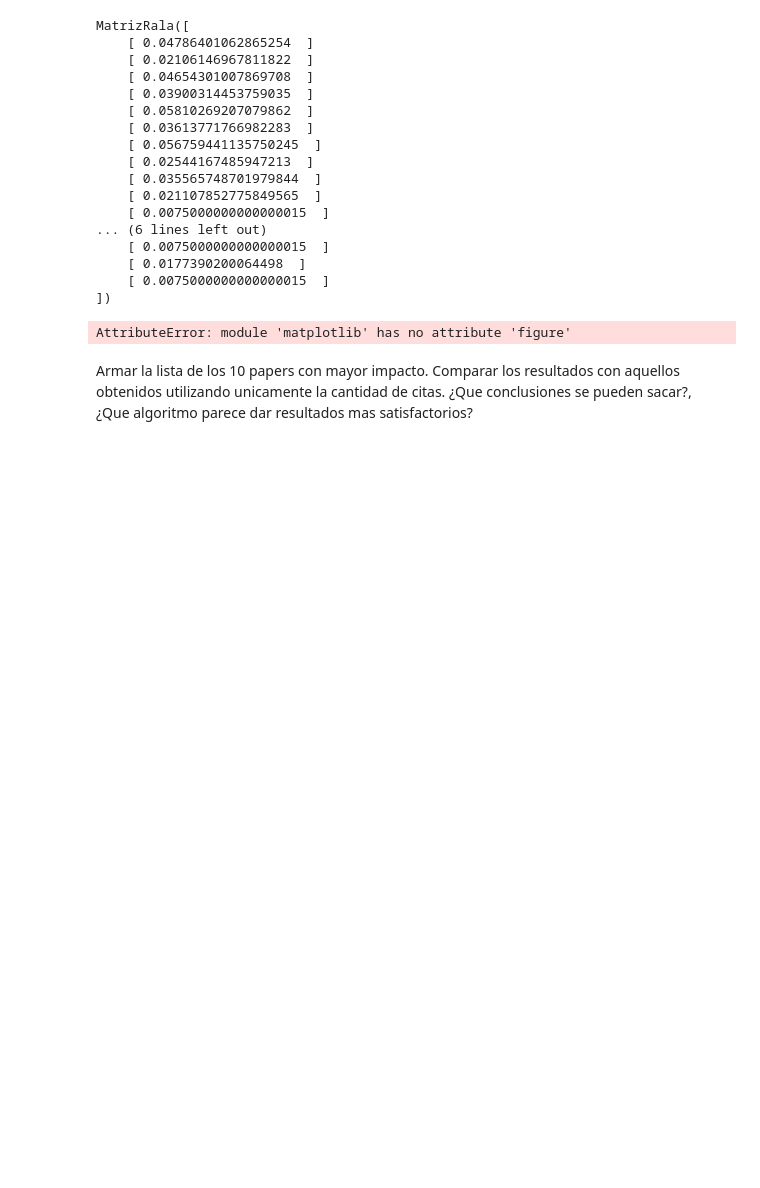
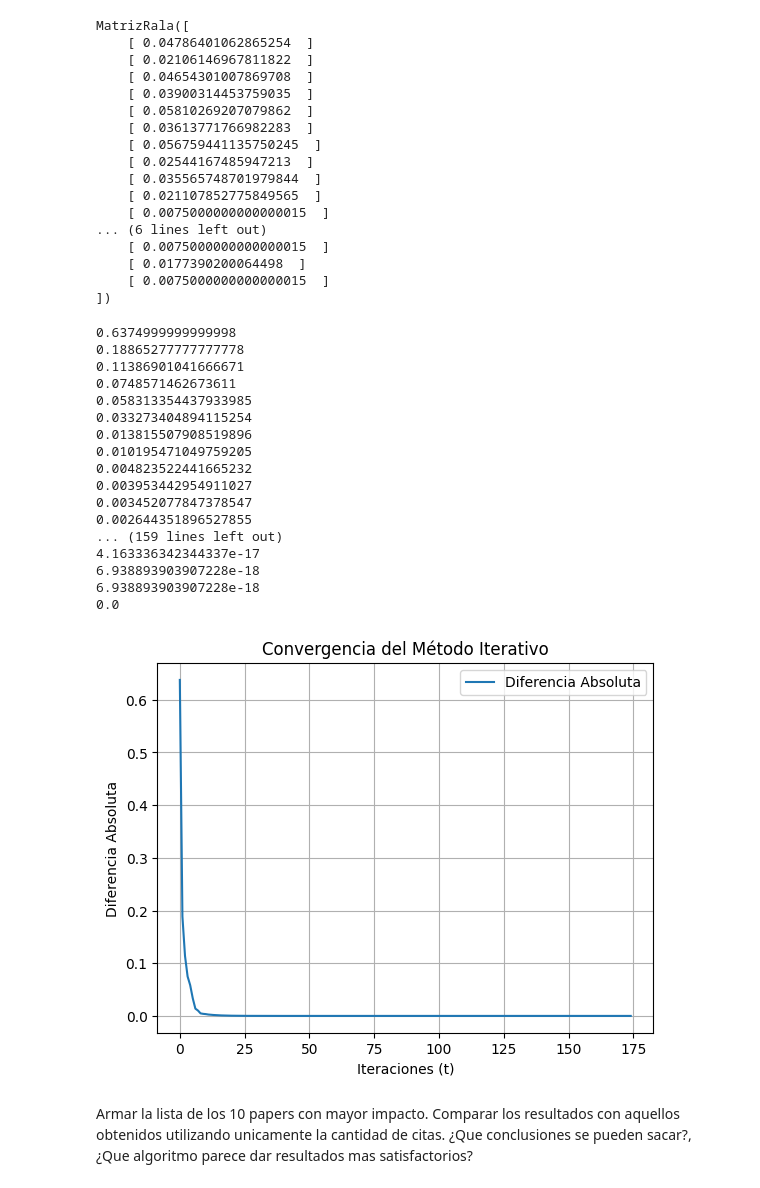
Before and after one commit to emilymaccarthy/PageRank_papers, a Jupyter notebook: ejercicio_{4}.ipynb, the cells around one changed output. Saved outputs shown, nothing was run; the diff lists cells and outputs as text; code cells hidden in the pictures; blank space fills up the shorter version.

```diff
--- a/ejercicio_{4}.ipynb
+++ b/ejercicio_{4}.ipynb
@@ -164,7 +162,6 @@ def generarP_star(W,D,d):
 
     return p_star
 # %%
-import matplotlib as plt
 def convergencia(d,W,D,p_star):
 
     epsilon = 0.000000000000000000000001
@@ -183,9 +180,9 @@ def convergencia(d,W,D,p_star):
 
     diff_abs = []
     contador = 0
-    diff = 0
+    diff = 1
 
-    while(diff < epsilon):
+    while diff > epsilon:
         if contador != 0:
             p_t = p_t_mas1.__copy__()
 
@@ -197,6 +194,7 @@ def convergencia(d,W,D,p_star):
 
         #calcular la diferencia con p* osea seria entre p* o p_t
         diff = calcular_diferencia_entre_vectores(p_t_mas1,p_t)
+        print(diff)
         diff_abs.append(diff)
         contador +=1
 
@@ -275,20 +273,29 @@ MatrizRala([
     [ 0.0177390200064498  ]
     [ 0.0075000000000000015  ]
 ])
-# %%
-t, diffs = convergencia(d,W,D,p_star)
-
-# Graficar la diferencia absoluta vs. t
-plt.figure()
-plt.plot(range(t), diffs, label='Diferencia Absoluta')
-plt.xlabel('Iteraciones (t)')
-plt.ylabel('Diferencia Absoluta')
-plt.title('Convergencia del Método Iterativo')
-plt.legend()
-plt.grid(True)
-plt.show()
-# %% [output]
-AttributeError: module 'matplotlib' has no attribute 'figure'
+# %%
+t, diffs = convergencia(d,W,D,p_star)
+
+build_graph(t,diffs)
+# %% [output]
+0.6374999999999998
+0.18865277777777778
+0.11386901041666671
+0.0748571462673611
+0.058313354437933985
+0.033273404894115254
+0.013815507908519896
+0.010195471049759205
+0.004823522441665232
+0.003953442954911027
+0.003452077847378547
+0.002644351896527855
+... (159 lines left out)
+4.163336342344337e-17
+6.938893903907228e-18
+6.938893903907228e-18
+0.0
+[figure, added]
 # %% [markdown]
 Armar la lista de los 10 papers con mayor impacto. Comparar los resultados con aquellos obtenidos
 utilizando unicamente la cantidad de citas. ¿Que conclusiones se pueden sacar?, ¿Que algoritmo parece
```
Also changed, not shown: parts of 2 cells of this notebook.
